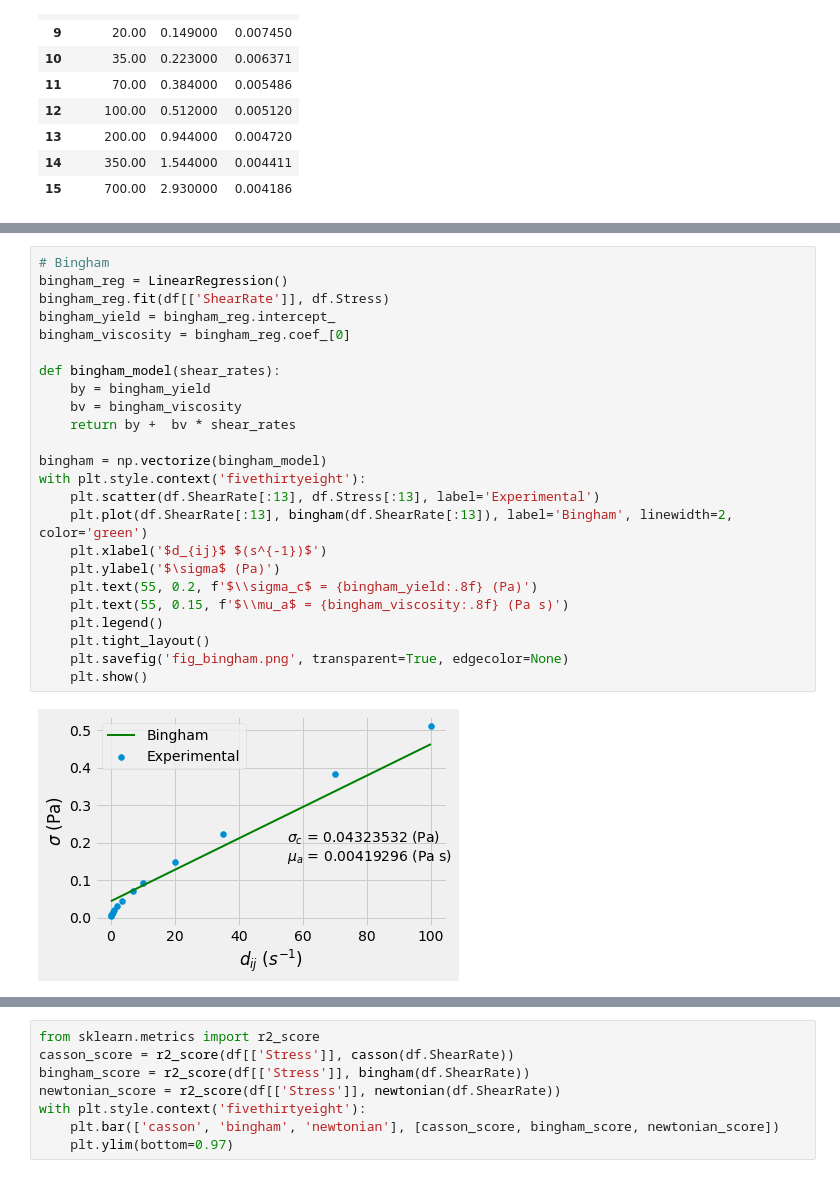
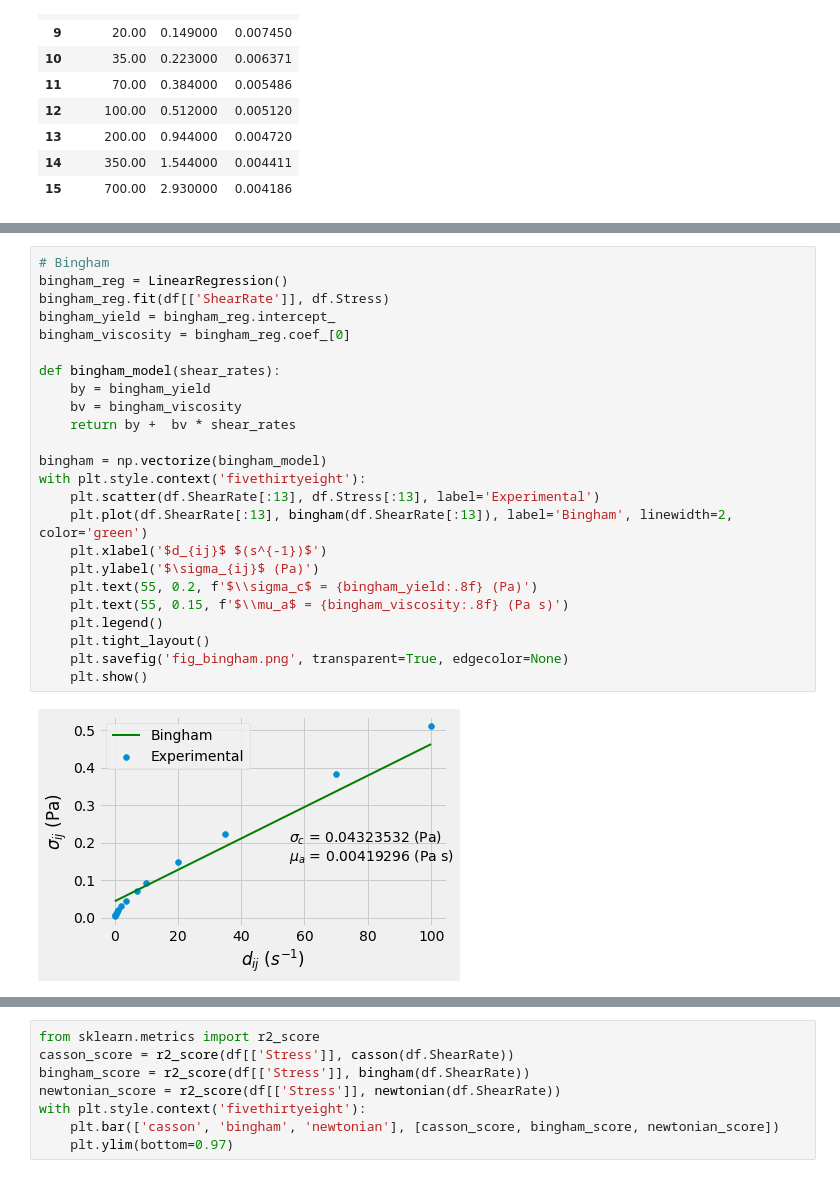
Before and after one commit to ElMehdi19/master-thesis, a Jupyter notebook: notebooks/rheo/BloodRheology.ipynb, the cells around one changed output, grey strips where cells are left out. Drawn from its saved outputs; the diff is of its cells as text.

Commit message:
linear regression graphs ylabel updated

```diff
--- a/notebooks/rheo/BloodRheology.ipynb
+++ b/notebooks/rheo/BloodRheology.ipynb
@@ -53,29 +53,29 @@ with plt.style.context('fivethirtyeight'):
 # %%
 # Bingham
 bingham_reg = LinearRegression()
 bingham_reg.fit(df[['ShearRate']], df.Stress)
 bingham_yield = bingham_reg.intercept_
 bingham_viscosity = bingham_reg.coef_[0]
 
 def bingham_model(shear_rates):
     by = bingham_yield
     bv = bingham_viscosity
     return by +  bv * shear_rates
 
 bingham = np.vectorize(bingham_model)
 with plt.style.context('fivethirtyeight'):
     plt.scatter(df.ShearRate[:13], df.Stress[:13], label='Experimental')
     plt.plot(df.ShearRate[:13], bingham(df.ShearRate[:13]), label='Bingham', linewidth=2, color='green')
     plt.xlabel('$d_{ij}$ $(s^{-1})$')
-    plt.ylabel('$\sigma$ (Pa)')
+    plt.ylabel('$\sigma_{ij}$ (Pa)')
     plt.text(55, 0.2, f'$\\sigma_c$ = {bingham_yield:.8f} (Pa)')
     plt.text(55, 0.15, f'$\\mu_a$ = {bingham_viscosity:.8f} (Pa s)')
     plt.legend()
     plt.tight_layout()
     plt.savefig('fig_bingham.png', transparent=True, edgecolor=None)
     plt.show()
 # %% [output]
-[figure, old version]
+[figure, new version]
 # %%
 # Newtonian
 newtonian_reg = LinearRegression()
```
Also changed, not shown: parts of 3 cells of this notebook, 4 other files.
